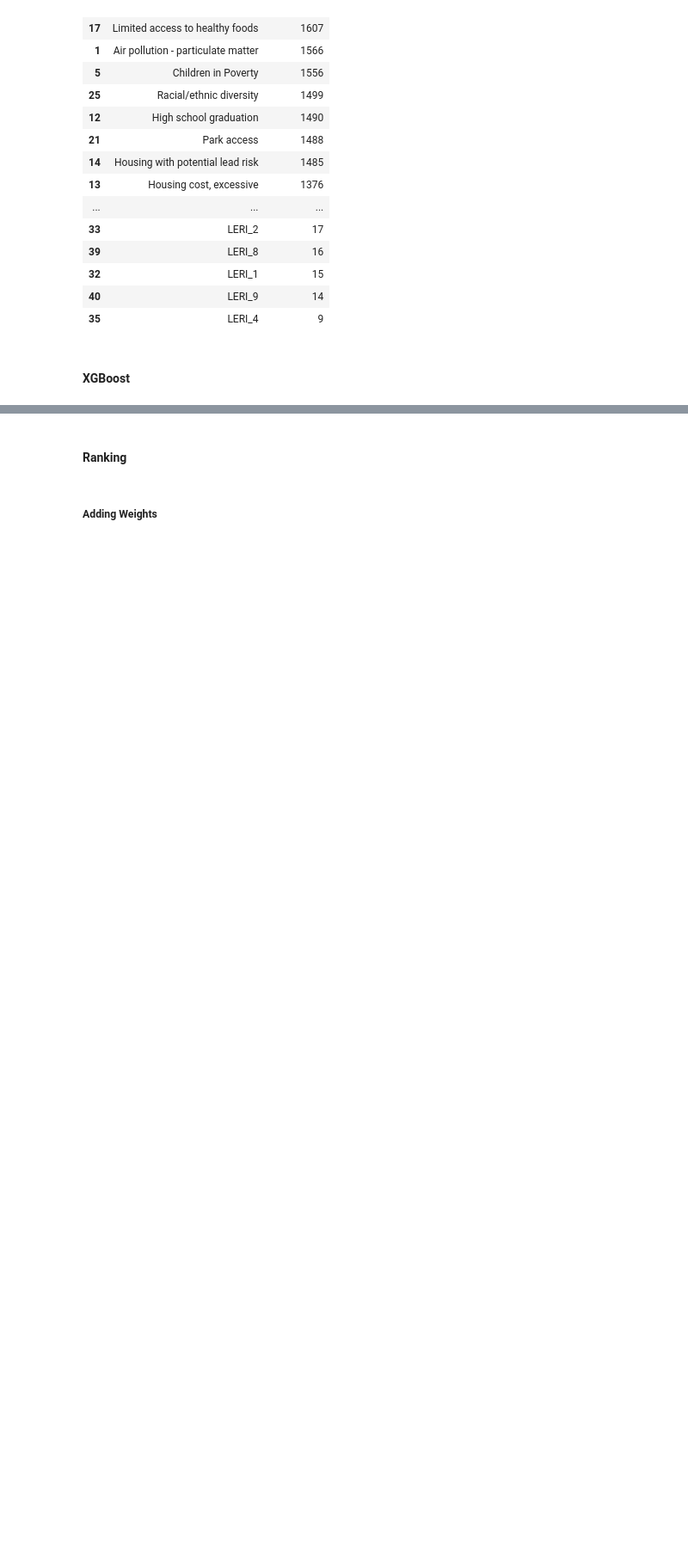
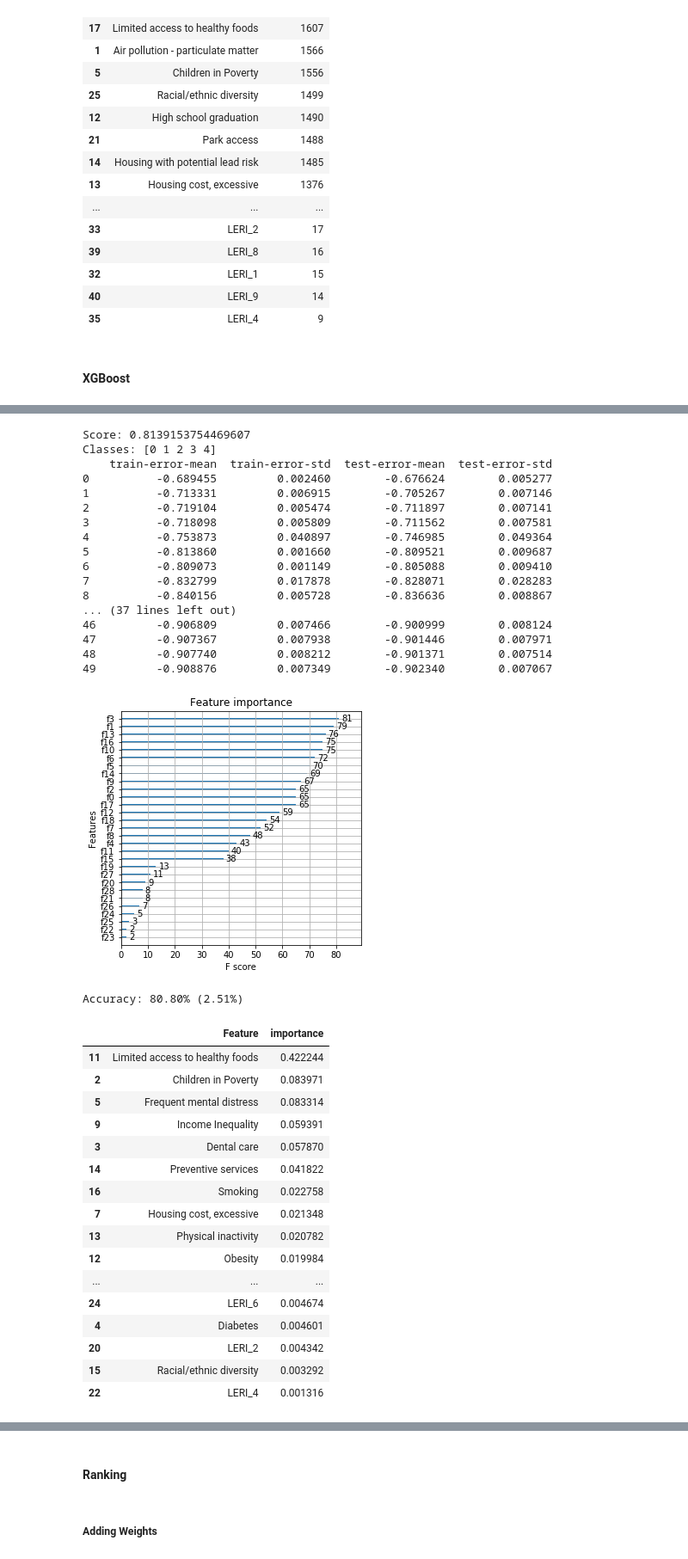
Before and after one commit to lilfetz22/Health_Scores_CAP2, a Jupyter notebook: scripts/Health_Scores_ML.ipynb, the cells around one changed output, grey strips where cells are left out. Shown at 86% size. Saved outputs shown, nothing was run; the diff lists cells and outputs as text; code cells hidden in the pictures; blank space fills up the shorter version.

```diff
--- a/scripts/Health_Scores_ML.ipynb
+++ b/scripts/Health_Scores_ML.ipynb
@@ -574,0 +739,39 @@ Classes: [ 0  1  2  3  4  5  6  7  8  9 10 11 12 13 14 15 16 17 18 19 20 21 22 2
+# %%
+xgm_fx(tract_data_scaled, tds_copy['agg_predicted'])
+# %% [output]
+Score: 0.8139153754469607
+Classes: [0 1 2 3 4]
+    train-error-mean  train-error-std  test-error-mean  test-error-std
+0          -0.689455         0.002460        -0.676624        0.005277
+1          -0.713331         0.006915        -0.705267        0.007146
+2          -0.719104         0.005474        -0.711897        0.007141
+3          -0.718098         0.005809        -0.711562        0.007581
+4          -0.753873         0.040897        -0.746985        0.049364
+5          -0.813860         0.001660        -0.809521        0.009687
+6          -0.809073         0.001149        -0.805088        0.009410
+7          -0.832799         0.017878        -0.828071        0.028283
+8          -0.840156         0.005728        -0.836636        0.008867
+... (37 lines left out)
+46         -0.906809         0.007466        -0.900999        0.008124
+47         -0.907367         0.007938        -0.901446        0.007971
+48         -0.907740         0.008212        -0.901371        0.007514
+49         -0.908876         0.007349        -0.902340        0.007067
+[figure, added]
+Accuracy: 80.80% (2.51%)
+|  | Feature | importance |
+| 11 | Limited access to healthy foods | 0.422244 |
+| 2 | Children in Poverty | 0.083971 |
+| 5 | Frequent mental distress | 0.083314 |
+| 9 | Income Inequality | 0.059391 |
+| 3 | Dental care | 0.057870 |
+| 14 | Preventive services | 0.041822 |
+| 16 | Smoking | 0.022758 |
+| 7 | Housing cost, excessive | 0.021348 |
+| 13 | Physical inactivity | 0.020782 |
+| 12 | Obesity | 0.019984 |
+| ... | ... | ... |
+| 24 | LERI_6 | 0.004674 |
+| 4 | Diabetes | 0.004601 |
+| 20 | LERI_2 | 0.004342 |
+| 15 | Racial/ethnic diversity | 0.003292 |
+| 22 | LERI_4 | 0.001316 |
```
Also changed, not shown: parts of 16 cells of this notebook.
